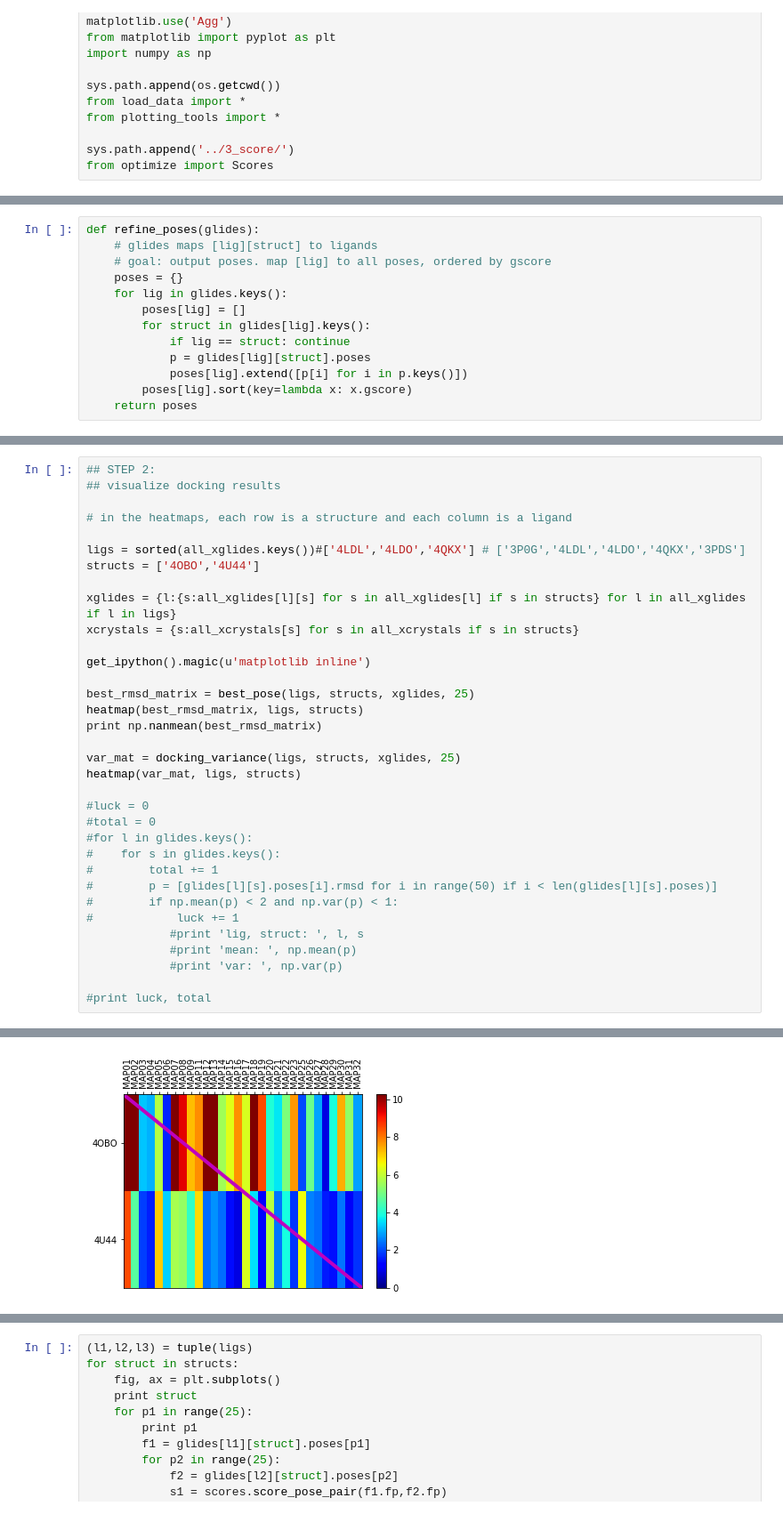
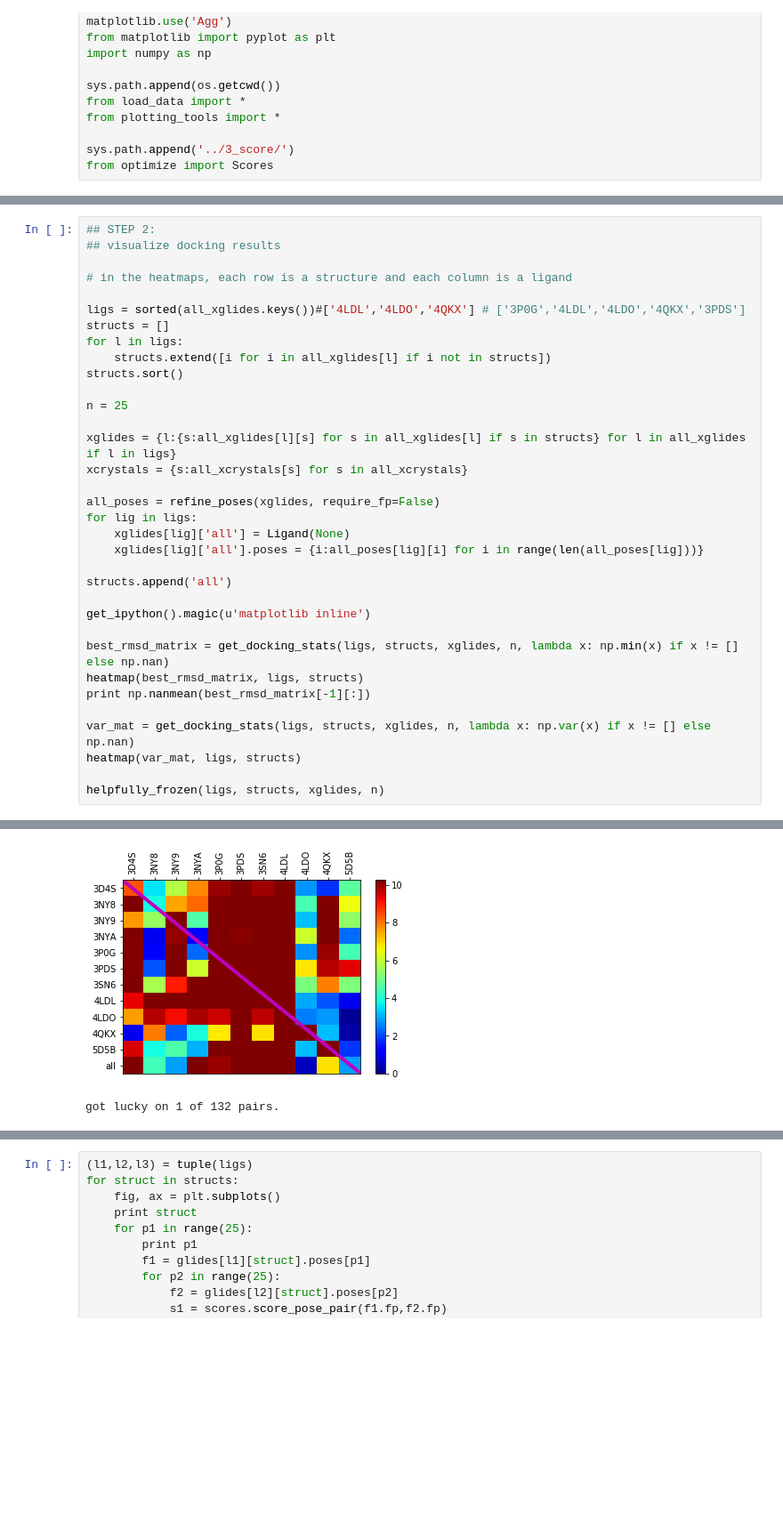
Before and after one commit to orangese/combind_multistruct_benchmarking, a Jupyter notebook: notebooks/main.ipynb, the cells around one changed output, grey strips where cells are left out. Shown at 89% size. Drawn from its saved outputs; the diff is of its cells as text; blank space fills up the shorter version.

```diff
--- a/notebooks/main.ipynb
+++ b/notebooks/main.ipynb
@@ -29,16 +25,3 @@ xdocking_fp_dir = data_set_dir + '/ifp/xglide_ifp_3/'
-# %%
-def refine_poses(glides):
-    # glides maps [lig][struct] to ligands
-    # goal: output poses. map [lig] to all poses, ordered by gscore
-    poses = {}
-    for lig in glides.keys():
-        poses[lig] = []
-        for struct in glides[lig].keys():
-            if lig == struct: continue
-            p = glides[lig][struct].poses
-            poses[lig].extend([p[i] for i in p.keys()])
-        poses[lig].sort(key=lambda x: x.gscore)
-    return poses
 # %%
 ## useful class specifications:
 # Ligand -- attributes: crystal (currently not used/none), poses (dict of pose_num:pose).
@@ -75,31 +53,31 @@ Loading docking results...
 # in the heatmaps, each row is a structure and each column is a ligand
 
 ligs = sorted(all_xglides.keys())#['4LDL','4LDO','4QKX'] # ['3P0G','4LDL','4LDO','4QKX','3PDS']
-structs = ['4OBO','4U44']
+structs = []
+for l in ligs:
+    structs.extend([i for i in all_xglides[l] if i not in structs])
+structs.sort()
+
+n = 25
 
 xglides = {l:{s:all_xglides[l][s] for s in all_xglides[l] if s in structs} for l in all_xglides if l in ligs}
-xcrystals = {s:all_xcrystals[s] for s in all_xcrystals if s in structs}
+xcrystals = {s:all_xcrystals[s] for s in all_xcrystals}
+
+all_poses = refine_poses(xglides, require_fp=False)
+for lig in ligs:
+    xglides[lig]['all'] = Ligand(None)
+    xglides[lig]['all'].poses = {i:all_poses[lig][i] for i in range(len(all_poses[lig]))}
+
+structs.append('all')
 
 get_ipython().magic(u'matplotlib inline')
 
-best_rmsd_matrix = best_pose(ligs, structs, xglides, 25)
+best_rmsd_matrix = get_docking_stats(ligs, structs, xglides, n, lambda x: np.min(x) if x != [] else np.nan)
 heatmap(best_rmsd_matrix, ligs, structs)
-print np.nanmean(best_rmsd_matrix)
+print np.nanmean(best_rmsd_matrix[-1][:])
 
-var_mat = docking_variance(ligs, structs, xglides, 25)
+var_mat = get_docking_stats(ligs, structs, xglides, n, lambda x: np.var(x) if x != [] else np.nan)
 heatmap(var_mat, ligs, structs)
 
-#luck = 0
-#total = 0
-#for l in glides.keys():
-#    for s in glides.keys():
-#        total += 1
-#        p = [glides[l][s].poses[i].rmsd for i in range(50) if i < len(glides[l][s].poses)]
-#        if np.mean(p) < 2 and np.var(p) < 1:
-#            luck += 1
-            #print 'lig, struct: ', l, s
-            #print 'mean: ', np.mean(p)
-            #print 'var: ', np.var(p)
-
-#print luck, total
+helpfully_frozen(ligs, structs, xglides, n)
 # %% [output]
@@ -108,4 +86,5 @@ heatmap(var_mat, ligs, structs)
-[figure, old version]
+[figure, new version]
+got lucky on 1 of 132 pairs.
 # %%
 get_ipython().magic(u'matplotlib inline')
 
```
Also changed, not shown: parts of 21 cells of this notebook, 7 other files.
